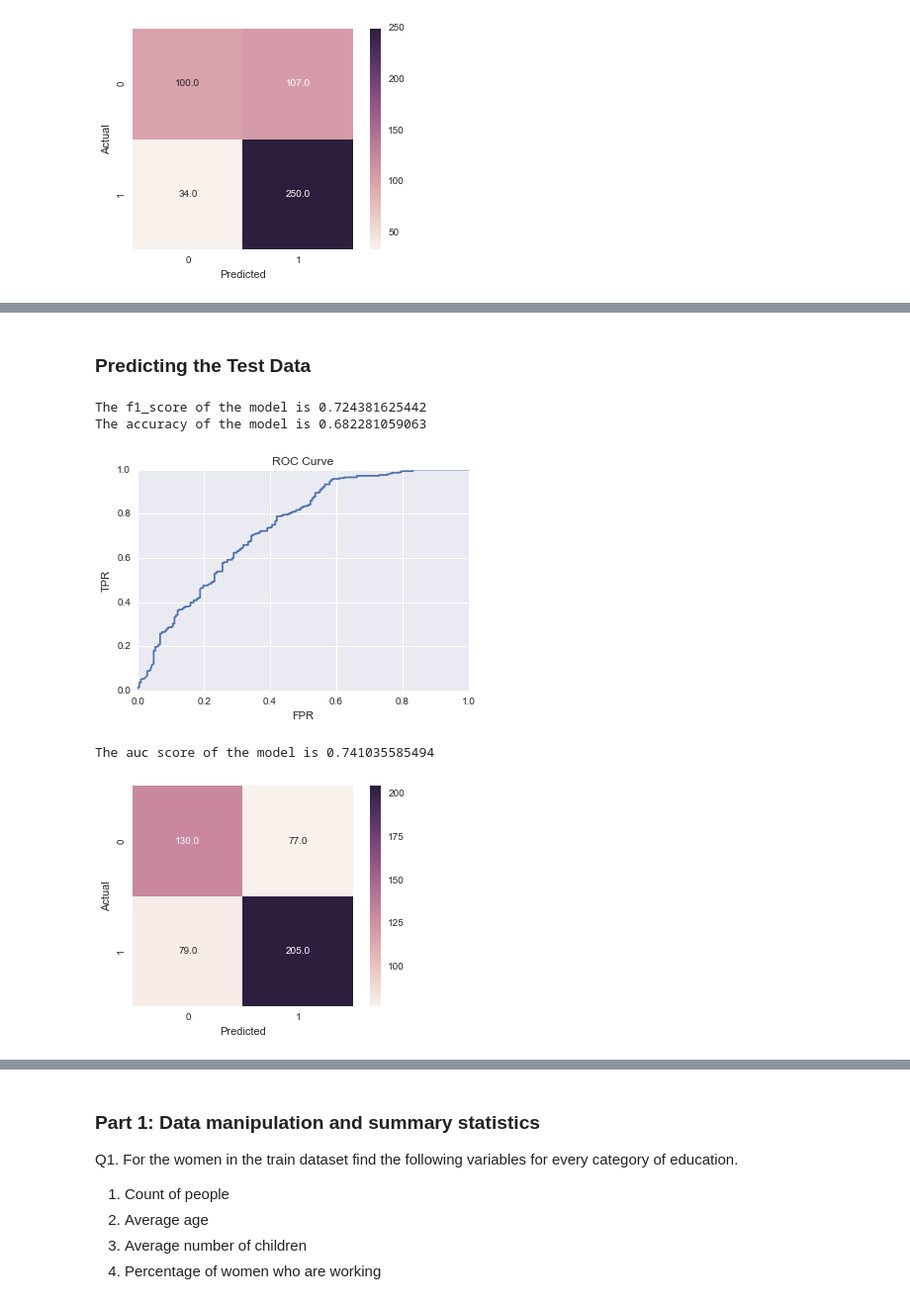
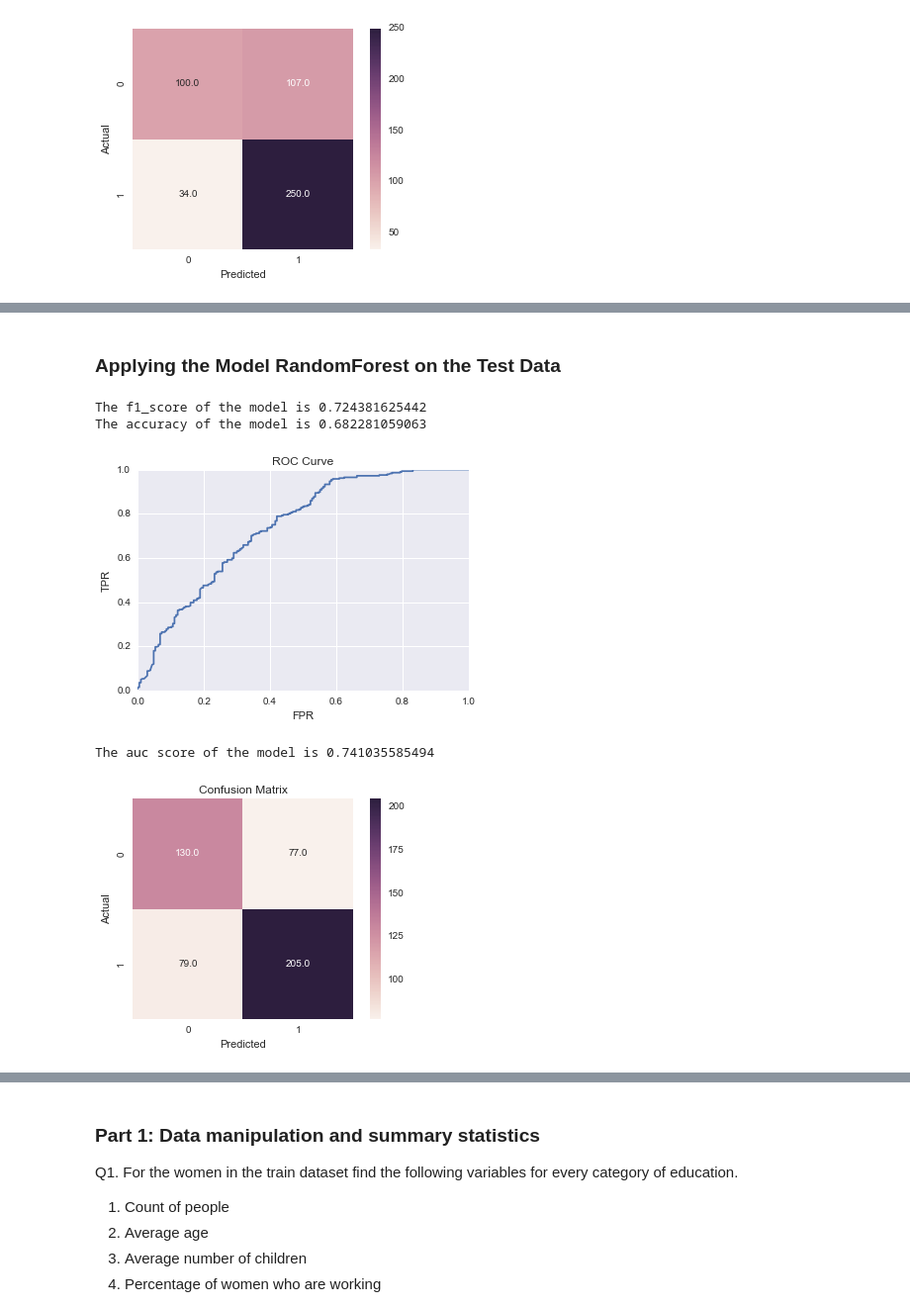
Before and after one commit to gauravowlcity/Predicting-_Voting_Pattern_of_Women_voters, a Jupyter notebook: FinalModel_python.ipynb, the cells around one changed output, grey strips where cells are left out. Shown at 99% size. Cells and saved outputs as stored; diff of their text form; code cells hidden in the pictures.

```diff
--- a/FinalModel_python.ipynb
+++ b/FinalModel_python.ipynb
@@ -238,31 +268,32 @@ The auc score of the model is 0.934076675694
 # %% [markdown]
-### Predicting the Test Data
+### Applying the Model RandomForest on the Test Data
 # %%
 predictions=lr.predict(test[features])
 prob=lr.predict_proba(test[features])
 predictions=[]
 for i in prob[:,1]:
     if i>=0.6278:
         predictions.append(1)
     else:
         predictions.append(0)
 print('The f1_score of the model is',f1_score(predictions,test[target]))
 print('The accuracy of the model is',metrics.accuracy_score(test[target],predictions))
 fpr3,tpr3,threshold=metrics.roc_curve(test[target],prob[:,1])
 plt.plot(fpr3,tpr3)
 plt.xlabel('FPR')
 plt.ylabel('TPR')
 plt.title("ROC Curve")
 plt.show()
 print('The auc score of the model is',metrics.roc_auc_score(test[target], prob[:,1]))
 cm=metrics.confusion_matrix(test[target],predictions)
 sns.heatmap(cm,square=True,annot=True,fmt='.1f')
 plt.xlabel('Predicted')
 plt.ylabel('Actual')
+plt.title("Confusion Matrix")
 plt.show()
 # %% [output]
 The f1_score of the model is 0.724381625442
 The accuracy of the model is 0.682281059063
 [figure]
 The auc score of the model is 0.741035585494
-[figure, old version]
+[figure, new version]
```
Also changed, not shown: parts of 24 cells of this notebook.
